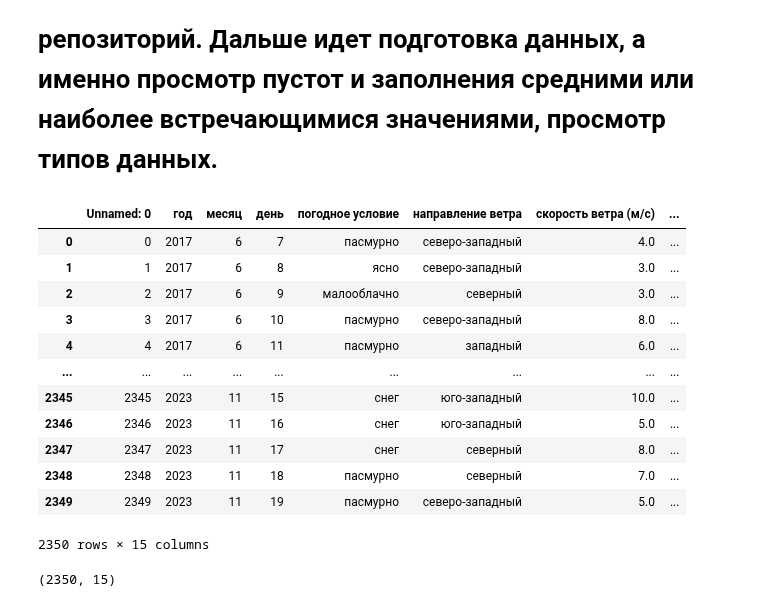
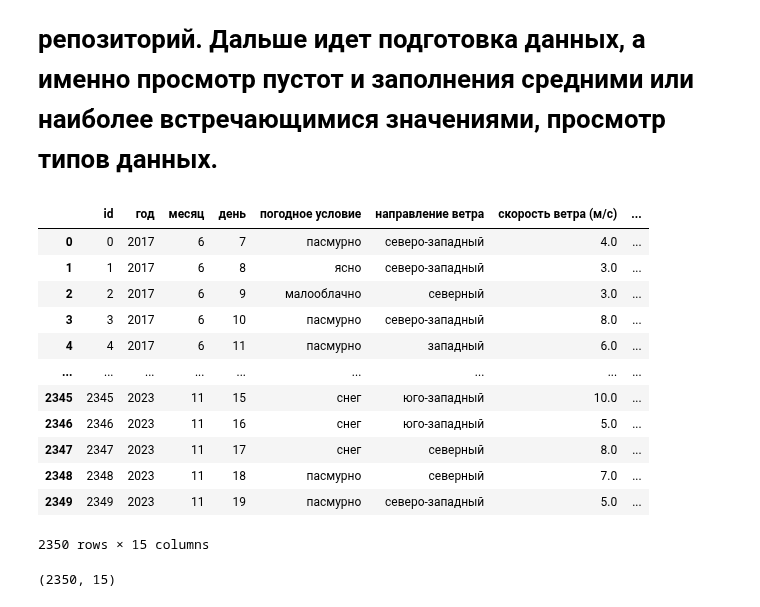
Before and after one commit to SotGE/innopolis2023, a Jupyter notebook: exam/exam.ipynb, the cells around one changed output. Saved outputs shown, nothing was run; the diff lists cells and outputs as text; code cells hidden in the pictures.

Commit message:
exam

```diff
--- a/exam/exam.ipynb
+++ b/exam/exam.ipynb
@@ -369,11 +369,11 @@ df
 # Необходимые данные получил в размере 2350 строк. Сохранил данные в файл и загрузил к себе в Git репозиторий. Дальше идет подготовка данных, а именно просмотр пустот и заполнения средними или наиболее встречающимися значениями, просмотр типов данных.
 # %%
 # Загрузка файла из Git моего репозитория в Pandas
-# df = pWd.read_csv('https://raw.githubusercontent.com/SotGE/innopolis2023/main/exam/data_samburg_weather.csv', sep=',', index_col=False, quoting=csv.QUOTE_MINIMAL)
-df = pd.read_csv('https://raw.githubusercontent.com/SotGE/innopolis2023/main/exam/data_samburg_weather.csv', sep=',', index_col=False)
-df
+# data_samburg_weather = pd.read_csv('https://raw.githubusercontent.com/SotGE/innopolis2023/main/exam/data_samburg_weather.csv', sep=',', index_col=False, quoting=csv.QUOTE_MINIMAL)
+data_samburg_weather = pd.read_csv('https://raw.githubusercontent.com/SotGE/innopolis2023/main/exam/data_samburg_weather.csv', sep=',', index_col=False)
+data_samburg_weather
 # %% [output]
-|  | Unnamed: 0 | год | месяц | день | погодное условие | направление ветра | скорость ветра (м/с) | ... |
+|  | id | год | месяц | день | погодное условие | направление ветра | скорость ветра (м/с) | ... |
 | 0 | 0 | 2017 | 6 | 7 | пасмурно | северо-западный | 4.0 | ... |
 | 1 | 1 | 2017 | 6 | 8 | ясно | северо-западный | 3.0 | ... |
 | 2 | 2 | 2017 | 6 | 9 | малооблачно | северный | 3.0 | ... |
```
Also changed, not shown: parts of 27 cells of this notebook, 1 other file.
